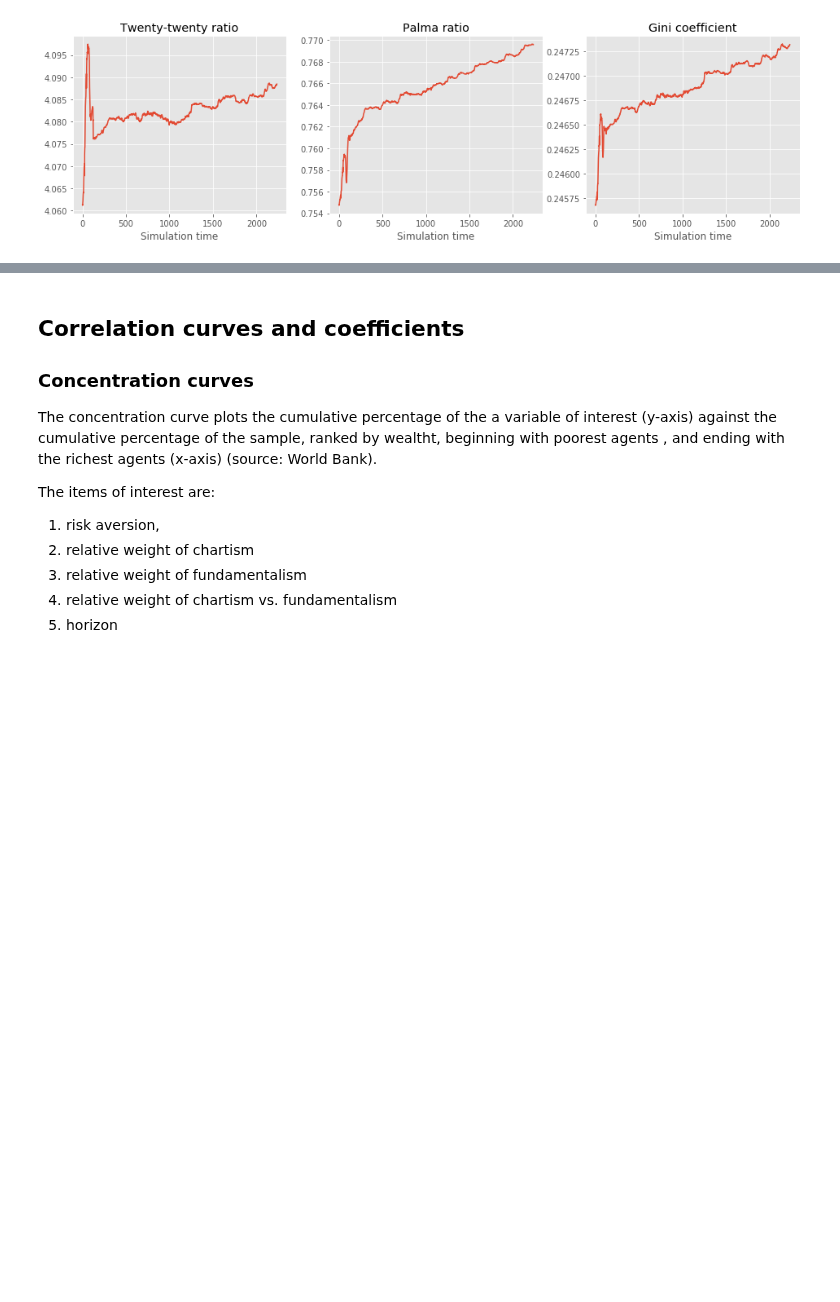
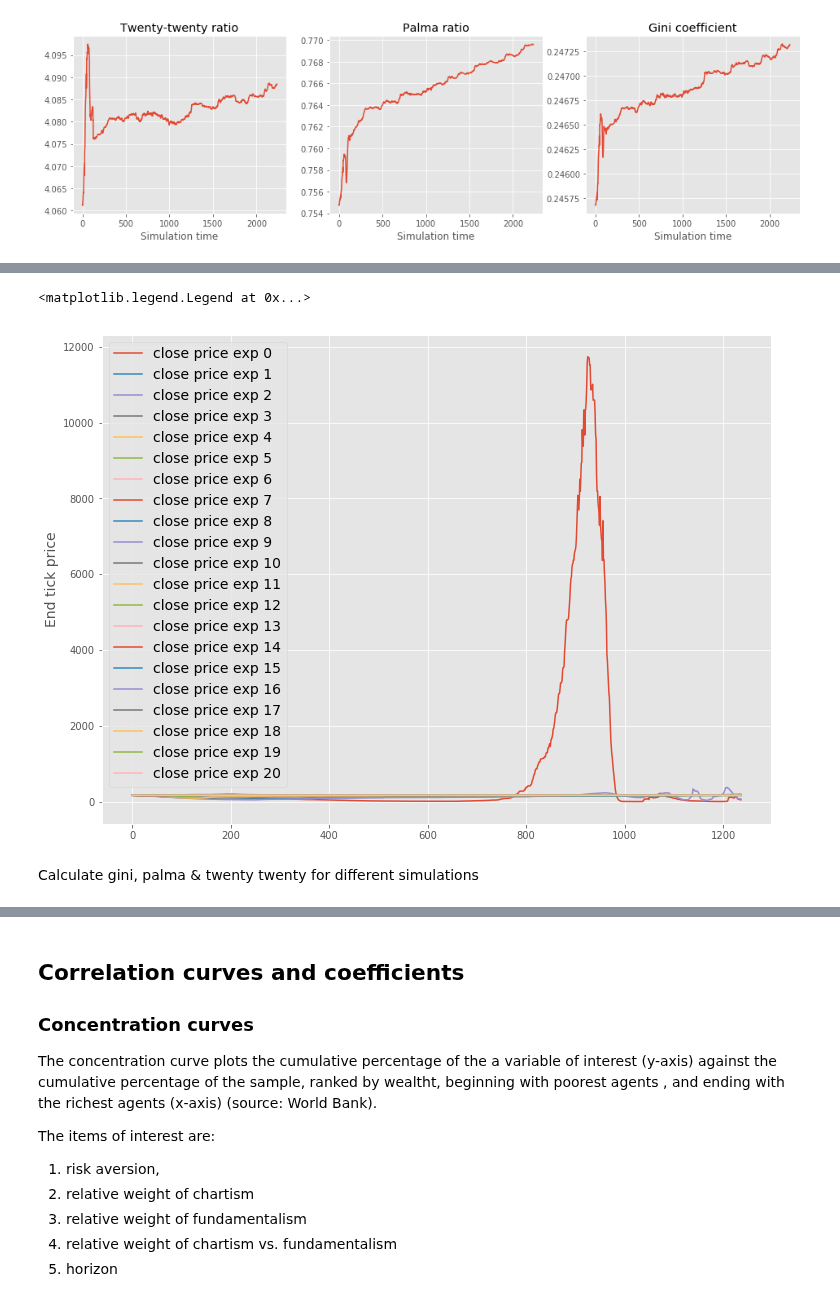
Before and after one commit to joerischasfoort/sim-fin-abm, a Jupyter notebook: distribution_model_dynamics.ipynb, the cells around one changed output, grey strips where cells are left out. Drawn from its saved outputs; the diff is of its cells as text; code cells hidden in the pictures; blank space fills up the shorter version.

Commit message:
add_some_experiments_distr

```diff
--- a/distribution_model_dynamics.ipynb
+++ b/distribution_model_dynamics.ipynb
@@ -354,0 +382,18 @@ fig.savefig('gini_palma_twenty_evolution.png', dpi=200, bbox_inches = 'tight', p
+# %%
+params['ticks'] = 1235
+# %%
+total_strategy_weight = params['w_fundamentalists'] + params['w_momentum']
+# %%
+# move from one to the other list from 5 to 100 percent
+weights_experiment = [np.array([x / 100.0, (100-x) / 100.0]) for x in range(0, 105, 5)]
+# %%
+trdrs_exp1 = []
+obs_exp1 = []
+for exp, weight in enumerate(weights_experiment):
+    strategy_weights = weight * total_strategy_weight
+    params['w_fundamentalists'] = strategy_weights[0]
+    params['w_momentum'] = strategy_weights[1]
+    traders, orderbook = init_objects_distr(params, 0)
+    traders, orderbook = pb_distr_model(traders, orderbook, params, 0)
+    trdrs_exp1.append(traders)
+    obs_exp1.append(orderbook)
@@ -354,0 +418,13 @@ fig.savefig('gini_palma_twenty_evolution.png', dpi=200, bbox_inches = 'tight', p
+# %%
+fig, ax1 = plt.subplots(1, 1, figsize=(12,9))
+
+for exp in range(len(weights_experiment)):
+    ax1.plot(range(len(obs_exp1[exp].tick_close_price)), obs_exp1[exp].tick_close_price, label='close price exp {}'.format(exp))
+
+ax1.set_ylabel('End tick price', fontsize='14')
+ax1.legend(loc='best', fontsize='14')
+# %% [output]
+<matplotlib.legend.Legend at 0x...>
+[figure, added]
+# %% [markdown]
+Calculate gini, palma & twenty twenty for different simulations
```
Also changed, not shown: parts of 28 cells of this notebook, 2 other files.
